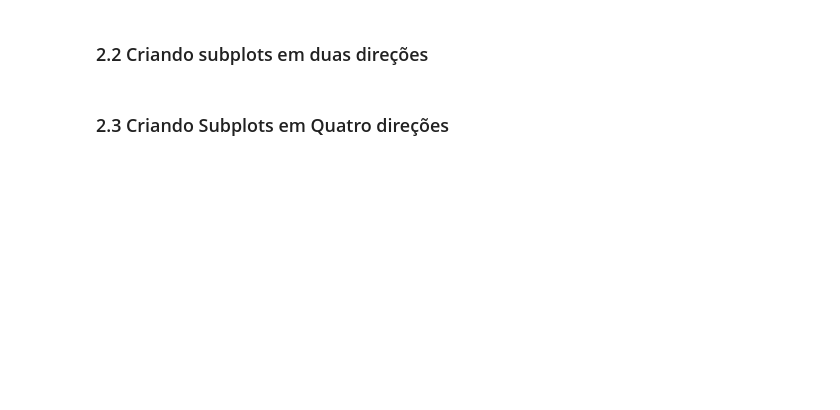
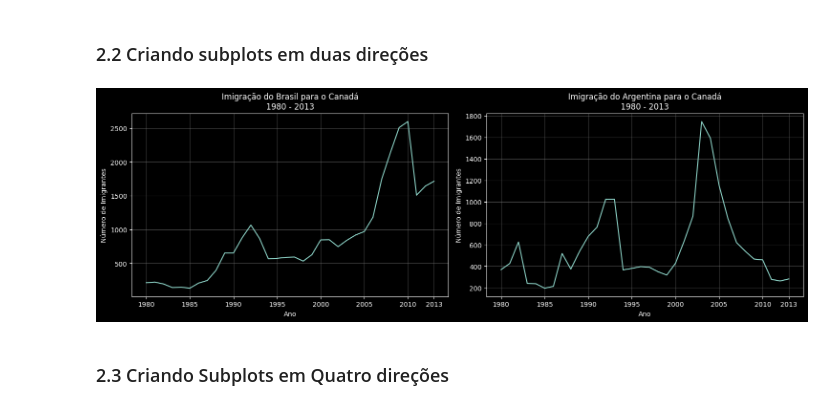
Before and after one commit to KaelDucatti/estudos-ds, a Jupyter notebook: data_visualization/01_criando_graficos_com_bibliotecas_py/classes.ipynb, the cells around one changed output. Cells and saved outputs as stored; diff of their text form; code cells hidden in the pictures; blank space fills up the shorter version.

```diff
--- a/data_visualization/01_criando_graficos_com_bibliotecas_py/classes.ipynb
+++ b/data_visualization/01_criando_graficos_com_bibliotecas_py/classes.ipynb
@@ -155,25 +214,27 @@ plt.show()
 # %%
 fig, axs = plt.subplots(1, 2, figsize=(15, 5))
 
 anos = [1980, 1985, 1990, 1995, 2000, 2005, 2010, 2013]
 
 axs[0].plot(imigracao_br_ar["Ano"].astype(int), imigracao_br_ar["Brasil"])
 axs[0].set_xticks(anos)
 axs[0].set_title("Imigração do Brasil para o Canadá\n1980 - 2013")
 axs[0].set_xlabel("Ano")
 axs[0].set_ylabel("Número de Imigrantes")
-axs[0].grid()
+axs[0].grid(color="grey", alpha=0.5)
 
 axs[1].plot(imigracao_br_ar["Ano"].astype(int), imigracao_br_ar["Argentina"])
 axs[1].set_xticks(anos)
 axs[1].set_title("Imigração do Argentina para o Canadá\n1980 - 2013")
 axs[1].set_xlabel("Ano")
 axs[1].set_ylabel("Número de Imigrantes")
-axs[1].grid()
+axs[1].grid(color="grey", alpha=0.5)
 
 plt.tight_layout()
 
 plt.show()
+# %% [output]
+[figure, added]
 # %% [markdown]
 ### 2.3 Criando Subplots em Quatro direções
 # %%
```
Also changed, not shown: parts of 11 cells of this notebook.
